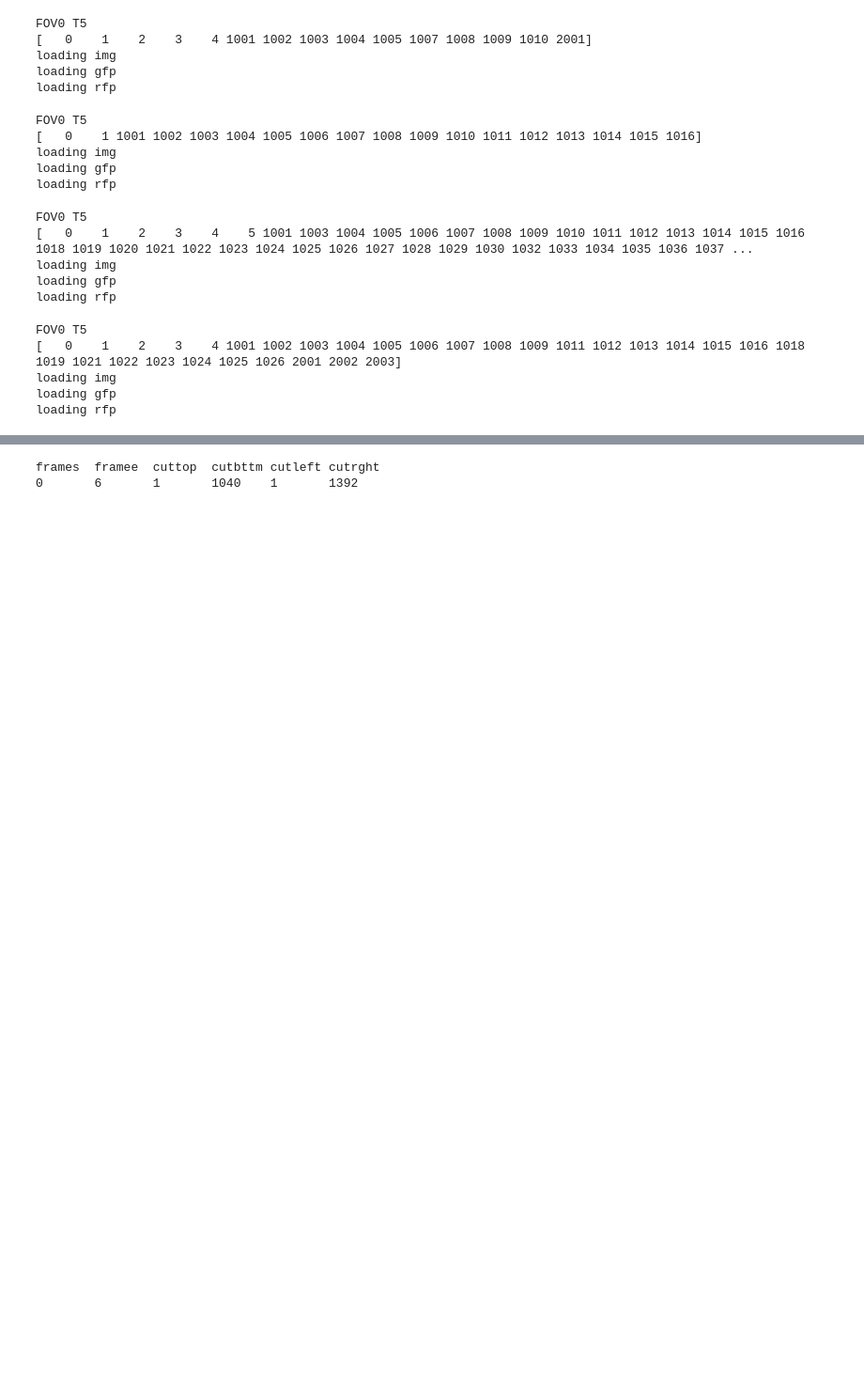
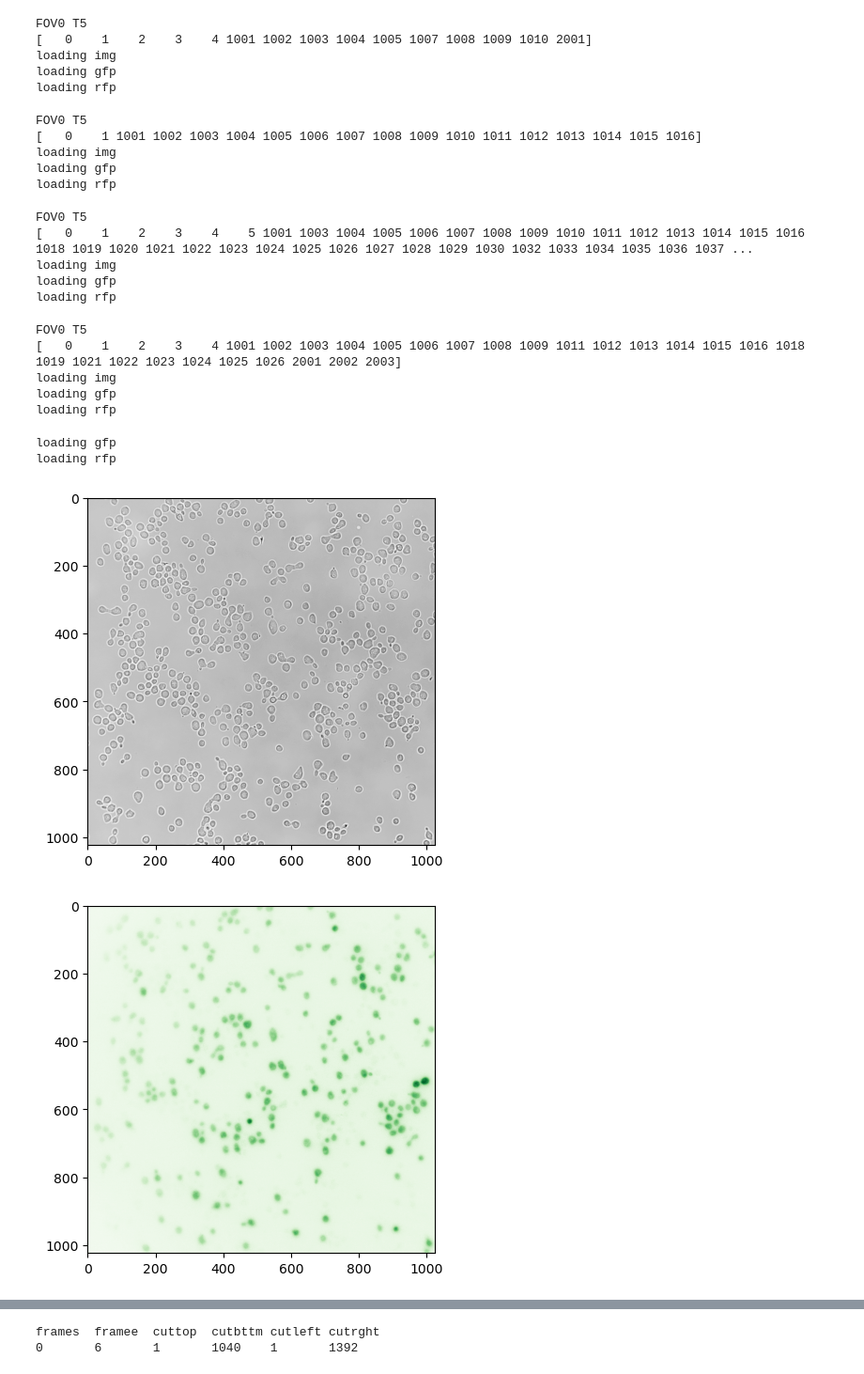
Before and after one commit to DessimozLab/yeast_fusion_segmenter, a Jupyter notebook: segment_retrain.ipynb, the cells around one changed output, grey strips where cells are left out. Shown at 94% size. Cells and saved outputs as stored; diff of their text form; code cells hidden in the pictures; blank space fills up the shorter version.

```diff
--- a/segment_retrain.ipynb
+++ b/segment_retrain.ipynb
@@ -109,10 +109,13 @@ import numpy as np
 import os
 import tqdm
 
-verbose = False
+verbose = True
 
-def yield_frames(img,crop=1024):
+def yield_frames(img,crop=1024 , verbose = False):
     for i, page in enumerate(ImageSequence.Iterator(img)):
+        if verbose == True:
+            plt.imshow(np.array(page))
+            plt.show()
         page = np.array(page)[0:crop, 0:crop]
         yield page
 count = 0
@@ -135,15 +138,15 @@ for sample in dataset:
 
     print('loading img')
     img = Image.open(dataset[sample]['img'])
-    img = [frame for frame in yield_frames(img)]
+    img = [frame for frame in yield_frames(img,verbose=verbose)]
     print('loading gfp')
 
     gfp = Image.open(dataset[sample]['gfp'])
-    gfp = [frame for frame in yield_frames(gfp)]
+    gfp = [frame for frame in yield_frames(gfp,verbose=verbose)]
 
     print('loading rfp')
     rfp = Image.open(dataset[sample]['rfp'])
-    rfp = [frame for frame in yield_frames(rfp)]
+    rfp = [frame for frame in yield_frames(rfp,verbose=verbose)]
 
     #stack the frames together
     for i in tqdm.tqdm(range(len(img))):
@@ -213,3 +216,32 @@ FOV0 T5
 loading img
 loading gfp
 loading rfp
+# %%
+check_example = True
+import matplotlib.pyplot as plt
+%matplotlib inline
+if check_example == True:
+    img = Image.open(dataset[0]['img'])
+    img = [frame for frame in yield_frames(img,verbose=False)]
+    print('loading gfp')
+
+    gfp = Image.open(dataset[0]['gfp'])
+    gfp = [frame for frame in yield_frames(gfp,verbose=False)]
+
+    print('loading rfp')
+    rfp = Image.open(dataset[0]['rfp'])
+    rfp = [frame for frame in yield_frames(rfp,verbose=False)]
+
+    plt.imshow( img[0] , cmap = 'Greys')
+    plt.show()
+
+    plt.imshow( gfp[0] , cmap = 'Greens')
+    plt.show()
+
+    plt.imshow( rfp[0] , cmap = 'Reds')
+    plt.show()
+# %% [output]
+loading gfp
+loading rfp
+[figure, added]
+[figure, added]
```
Also changed, not shown: parts of 8 cells of this notebook.
